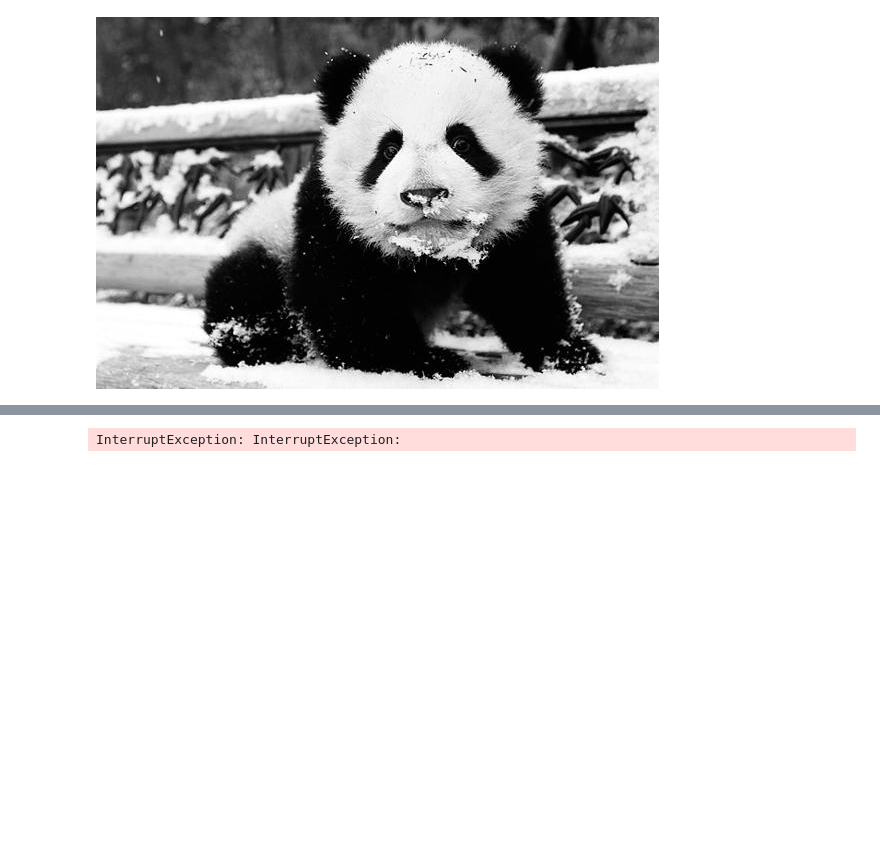
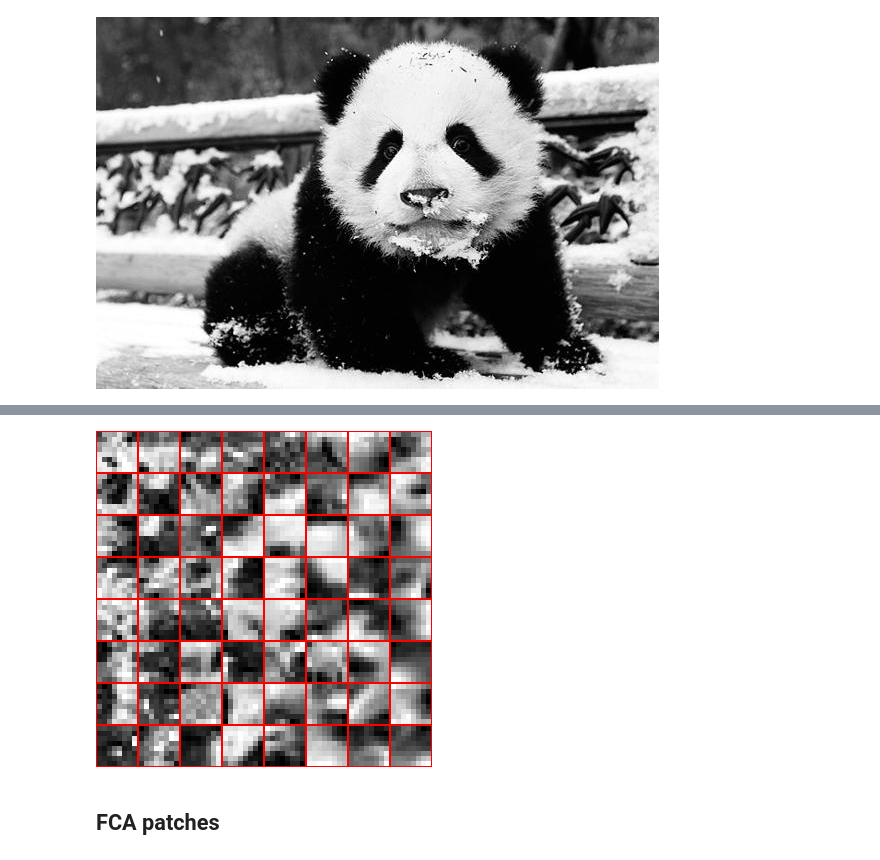
Before and after one commit to lingluanwh/FCA.jl, a Jupyter notebook: examples/patch/FCApatch_vs_ICApatch.ipynb, the cells around one changed output, grey strips where cells are left out. Cells and saved outputs as stored; diff of their text form; code cells hidden in the pictures; blank space fills up the shorter version.

```diff
--- a/examples/patch/FCApatch_vs_ICApatch.ipynb
+++ b/examples/patch/FCApatch_vs_ICApatch.ipynb
@@ -39,4 +51,6 @@ InterruptException: InterruptException:
-# %%
-@time Wicasphe, Xicasphe = icf(Zica; opt = "sphe")
-# %% [output]
-InterruptException: InterruptException:
+# %%
+viewpatches(reshape([reshape(normpatch(Wica[:,i]), (8,8)) for i = 1: size(Wica, 2)], (8,8)))
+# %% [output]
+[figure, added]
+# %% [markdown]
+## FCA patches
```
Also changed, not shown: parts of 13 cells of this notebook, 2 other files.
